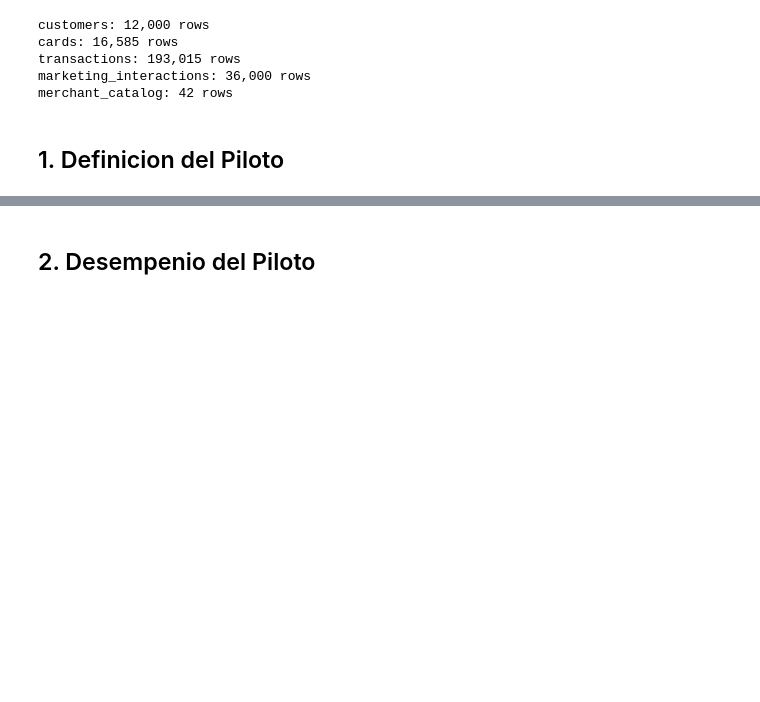
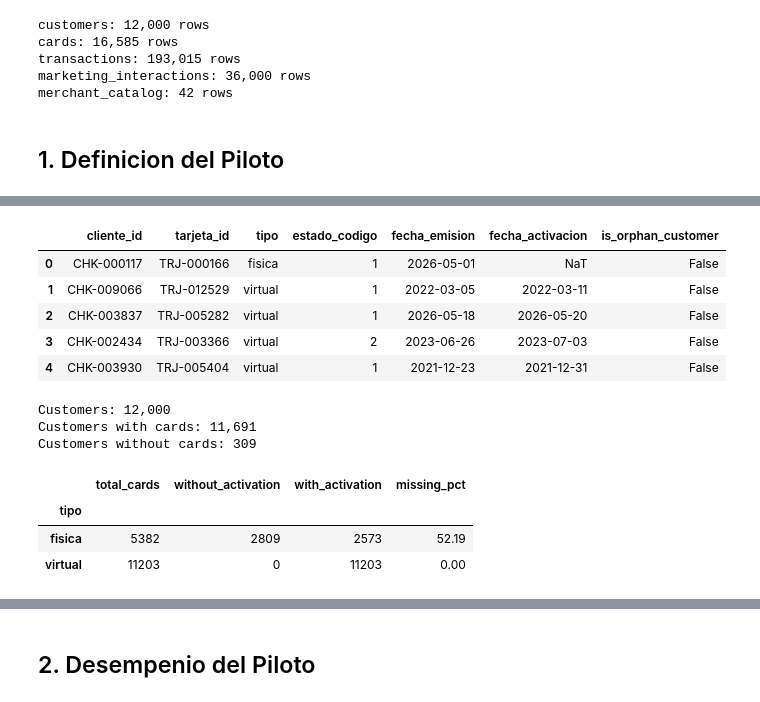
Before and after one commit to Janka312/physical-debit-card-pilot, a Jupyter notebook: notebooks/02_pilot_analysis.ipynb, the cells around one changed output, grey strips where cells are left out. Drawn from its saved outputs; the diff is of its cells as text; code cells hidden in the pictures; blank space fills up the shorter version.

```diff
--- a/notebooks/02_pilot_analysis.ipynb
+++ b/notebooks/02_pilot_analysis.ipynb
@@ -107,0 +225,49 @@ display(
+# %%
+cards.head()
+# %% [output]
+|  | cliente_id | tarjeta_id | tipo | estado_codigo | fecha_emision | fecha_activacion | is_orphan_customer |
+| 0 | CHK-000117 | TRJ-000166 | fisica | 1 | 2026-05-01 | NaT | False |
+| 1 | CHK-009066 | TRJ-012529 | virtual | 1 | 2022-03-05 | 2022-03-11 | False |
+| 2 | CHK-003837 | TRJ-005282 | virtual | 1 | 2026-05-18 | 2026-05-20 | False |
+| 3 | CHK-002434 | TRJ-003366 | virtual | 2 | 2023-06-26 | 2023-07-03 | False |
+| 4 | CHK-003930 | TRJ-005404 | virtual | 1 | 2021-12-23 | 2021-12-31 | False |
+# %%
+# Cobertura de clientes con tarjetas
+# Verifica cuántos clientes del maestro aparecen en el inventario de tarjetas.
+
+print(f"Customers: {customers['cliente_id'].nunique():,}")
+print(f"Customers with cards: {card_ownership['cliente_id'].nunique():,}")
+print(
+    f"Customers without cards: "
+    f"{customers['cliente_id'].nunique() - card_ownership['cliente_id'].nunique():,}"
+)
+# %% [output]
+Customers: 12,000
+Customers with cards: 11,691
+Customers without cards: 309
+# %%
+# Fechas de activación faltantes por tipo
+# Verifica si los NaT de fecha_activacion se concentran únicamente en tarjetas físicas.
+
+activation_missing_by_type = (
+    cards
+    .groupby("tipo")
+    .agg(
+        total_cards=("tarjeta_id", "size"),
+        without_activation=("fecha_activacion", lambda x: x.isna().sum()),
+        with_activation=("fecha_activacion", lambda x: x.notna().sum()),
+    )
+)
+
+activation_missing_by_type["missing_pct"] = (
+    activation_missing_by_type["without_activation"]
+    / activation_missing_by_type["total_cards"]
+    * 100
+).round(2)
+
+display(activation_missing_by_type)
+# %% [output]
+|  | total_cards | without_activation | with_activation | missing_pct |
+| tipo |  |  |  |  |
+| fisica | 5382 | 2809 | 2573 | 52.19 |
+| virtual | 11203 | 0 | 11203 | 0.00 |
```
Also changed, not shown: parts of 45 cells of this notebook, 1 other file.
